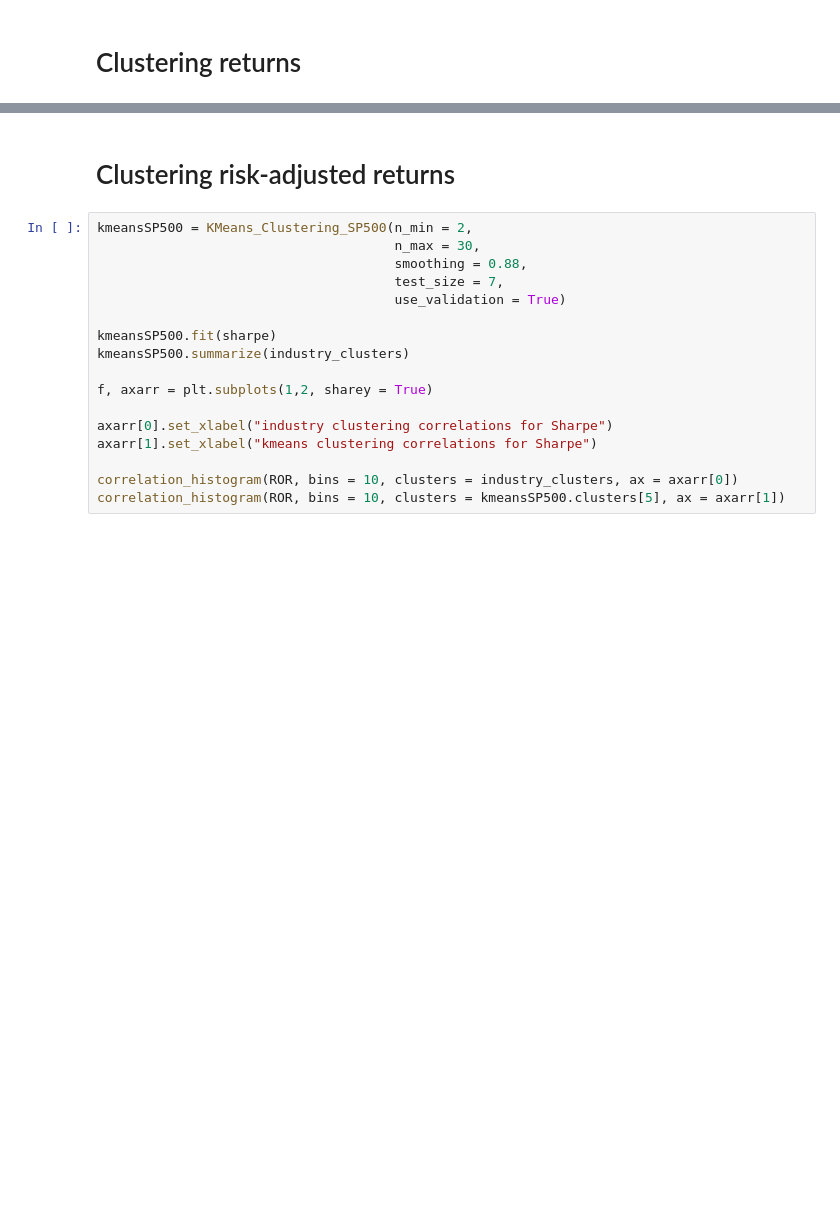
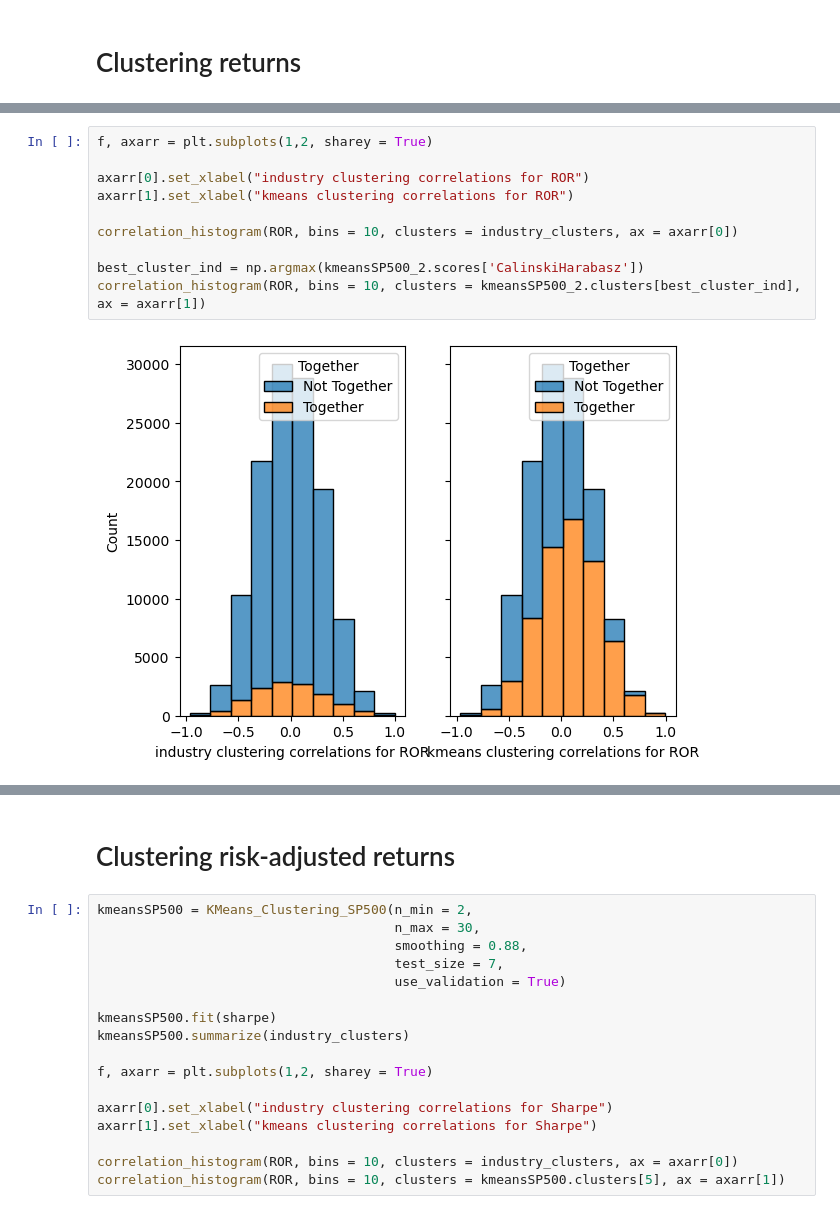
Before and after one commit to AssafBarNatan/SP500-clustering, a Jupyter notebook: KMeans.ipynb, the cells around one changed output, grey strips where cells are left out. Cells and saved outputs as stored; diff of their text form; blank space fills up the shorter version.

```diff
--- a/KMeans.ipynb
+++ b/KMeans.ipynb
@@ -192 +242,13 @@ Fitting Kmeans with 19 clusters
+# %%
+f, axarr = plt.subplots(1,2, sharey = True)
+
+axarr[0].set_xlabel("industry clustering correlations for ROR")
+axarr[1].set_xlabel("kmeans clustering correlations for ROR")
+
+correlation_histogram(ROR, bins = 10, clusters = industry_clusters, ax = axarr[0])
+
+best_cluster_ind = np.argmax(kmeansSP500_2.scores['CalinskiHarabasz'])
+correlation_histogram(ROR, bins = 10, clusters = kmeansSP500_2.clusters[best_cluster_ind], ax = axarr[1])
+# %% [output]
+[figure, added]
 # %%
```
Also changed, not shown: parts of 11 cells of this notebook.
